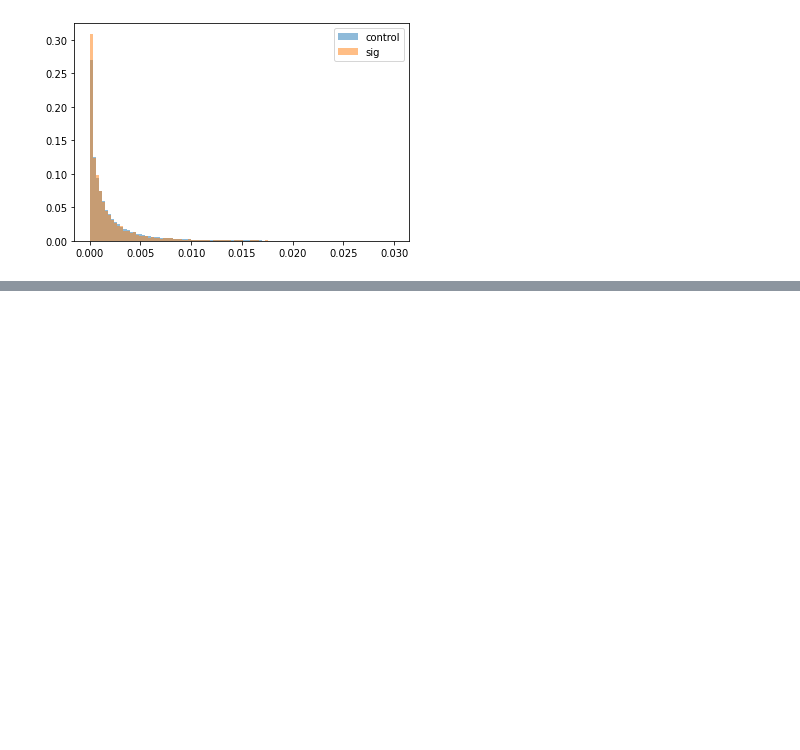
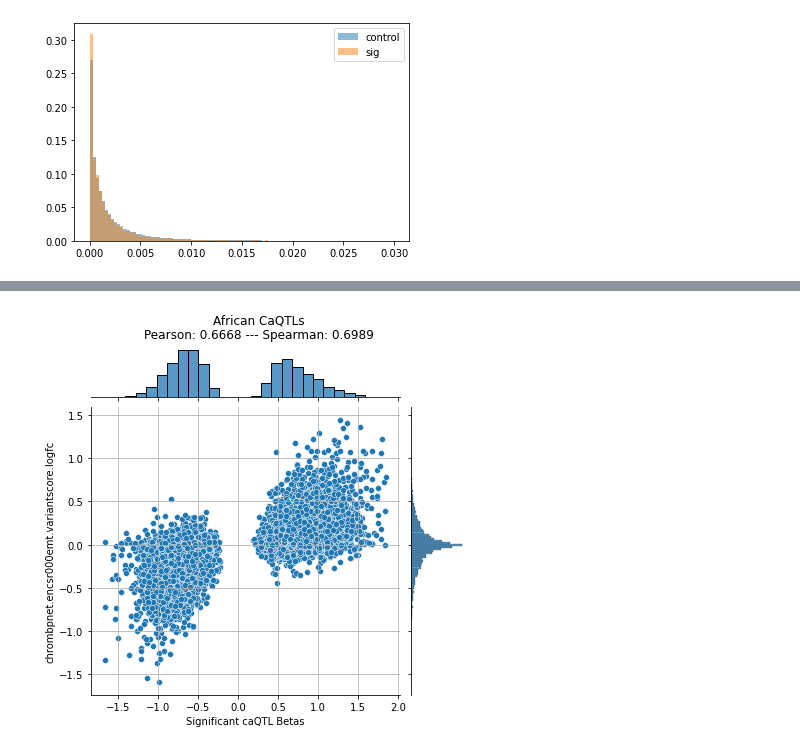
Before and after one commit to kundajelab/DART-Eval, a Jupyter notebook: src/dnalm_bench/single/experiments/variant_effect_prediction/Probed_Counts.ipynb, the cells around one changed output, grey strips where cells are left out. Saved outputs shown, nothing was run; the diff lists cells and outputs as text; code cells hidden in the pictures; blank space fills up the shorter version.

Commit message:
variant tasks updated zero shot

```diff
--- a/src/dnalm_bench/single/experiments/variant_effect_prediction/Probed_Counts.ipynb
+++ b/src/dnalm_bench/single/experiments/variant_effect_prediction/Probed_Counts.ipynb
@@ -373,0 +378,25 @@ used_variants[-np.log10(used_variants["pval"]) <= 3]
+# %%
+ctrl = used_variants[-np.log10(used_variants["pval"]) <= 3]
+sig = used_variants[-np.log10(used_variants["pval"]) > 3]
+# %%
+if "Beta" in sig.columns:
+    x = sig["Beta"]
+else:
+    x = sig["beta"]
+y = sig["chrombpnet.encsr000emt.variantscore.logfc"]
+g = sns.jointplot(x=x, y=y,
+                kind="scatter")
+
+pearson_corr, _ = pearsonr(x, y)
+spearman_corr, _ = spearmanr(x, y)
+
+# Add the correlation coefficients to the plot
+plt.subplots_adjust(top=0.9)  # Adjust the top edge of the subplot to make room for the text
+plt.xlabel("Significant caQTL Betas")
+# plt.ylabel()
+g.figure.suptitle(f'African CaQTLs\nPearson: {pearson_corr:.4f} --- Spearman: {spearman_corr:.4f}',
+            x=0.5, y=0.98, ha='center')
+plt.grid()
+plt.show()
+# %% [output]
+[figure, added]
```
Also changed, not shown: parts of 25 cells of this notebook, 3 other files.
